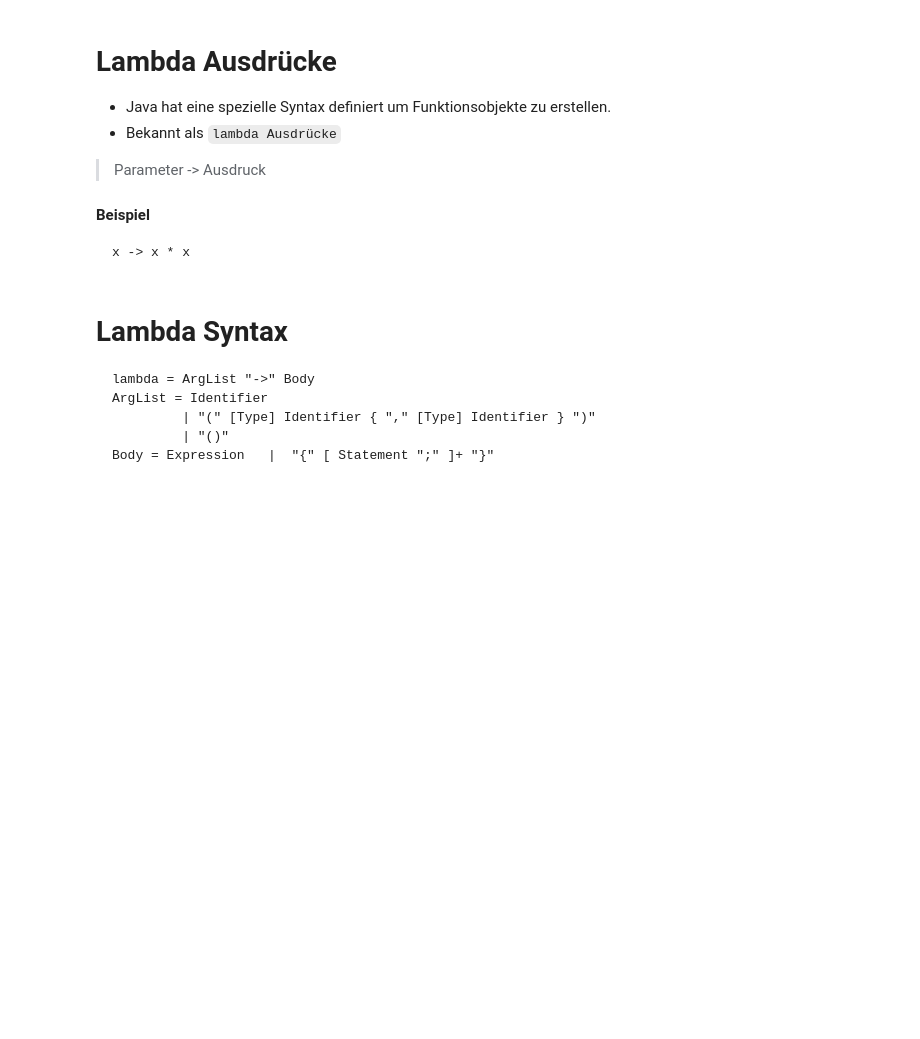
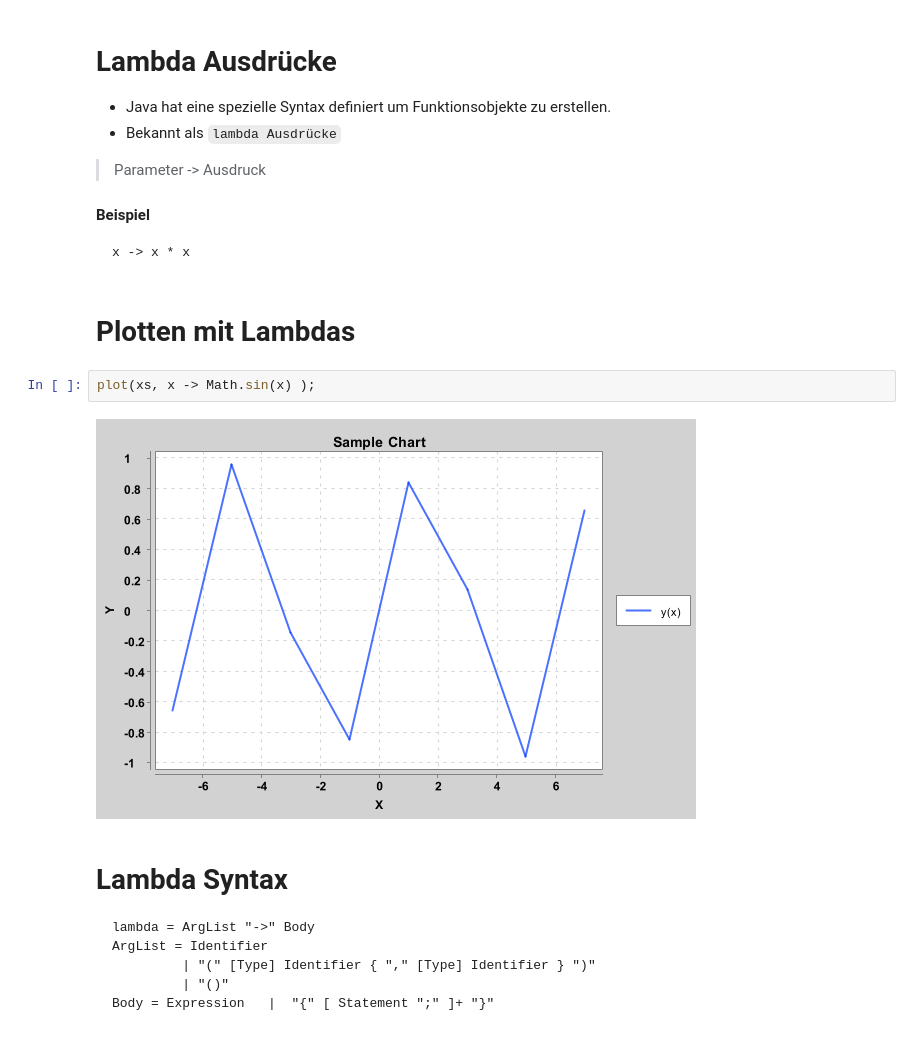
Before and after one commit to unibas-marcelluethi/gdp, a Jupyter notebook: slides/Lambdas.ipynb, the cells around one changed output. Saved outputs shown, nothing was run; the diff lists cells and outputs as text; blank space fills up the shorter version.

````diff
--- a/slides/Lambdas.ipynb
+++ b/slides/Lambdas.ipynb
@@ -314,6 +310,12 @@ fcircg.apply("1e8");
 ```java
 x -> x * x
 ```
+# %% [markdown]
+# Plotten mit Lambdas
+# %%
+plot(xs, x -> Math.sin(x) );
+# %% [output]
+[figure, added]
 # %% [markdown]
 # Lambda Syntax
 
````
Also changed, not shown: parts of 43 cells of this notebook, 6 other files.
